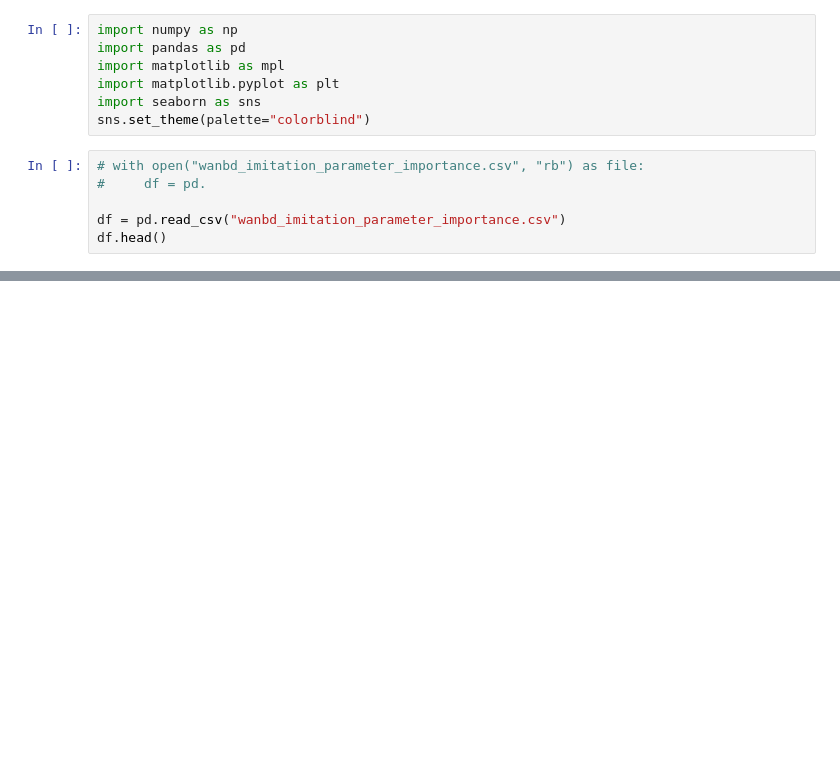
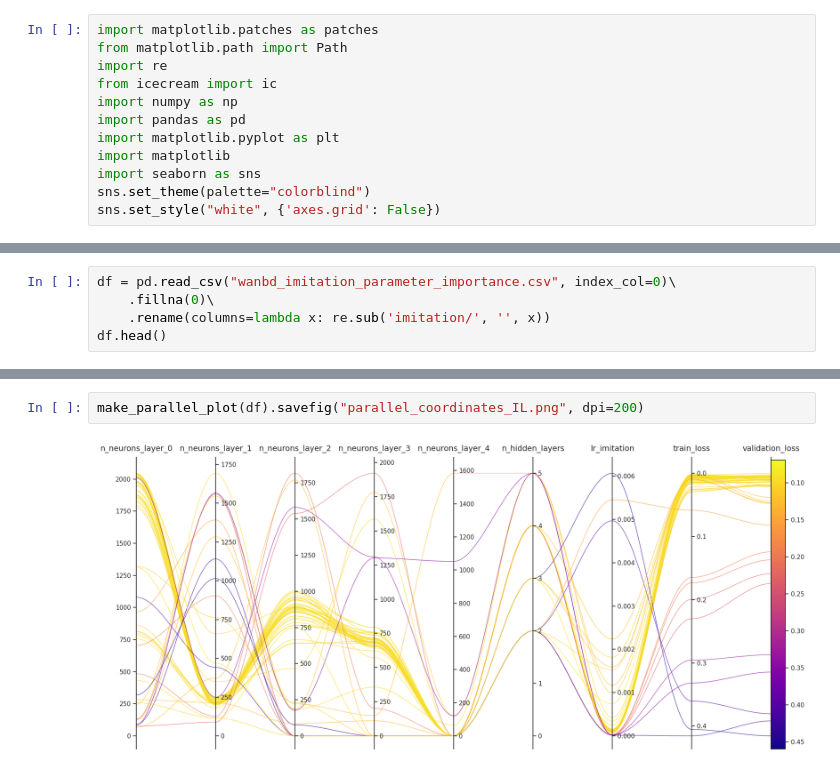
Before and after one commit to timosturm/acn-experiments, a Jupyter notebook: evaluation/parameters.ipynb, the cells around one changed output, grey strips where cells are left out. Saved outputs shown, nothing was run; the diff lists cells and outputs as text; blank space fills up the shorter version.

```diff
--- a/evaluation/parameters.ipynb
+++ b/evaluation/parameters.ipynb
@@ -1,13 +1,12 @@
 # %%
+import matplotlib.patches as patches
+from matplotlib.path import Path
+import re
+from icecream import ic
 import numpy as np
 import pandas as pd
-import matplotlib as mpl
 import matplotlib.pyplot as plt
+import matplotlib
 import seaborn as sns
 sns.set_theme(palette="colorblind")
+sns.set_style("white", {'axes.grid': False})
-# %%
-# with open("wanbd_imitation_parameter_importance.csv", "rb") as file:
-#     df = pd.
-
-df = pd.read_csv("wanbd_imitation_parameter_importance.csv")
-df.head()
@@ -20,0 +104,5 @@ df.head()
+# %%
+df = pd.read_csv("wanbd_imitation_parameter_importance.csv", index_col=0)\
+    .fillna(0)\
+    .rename(columns=lambda x: re.sub('imitation/', '', x))
+df.head()
@@ -20,0 +117,4 @@ df.head()
+# %%
+make_parallel_plot(df).savefig("parallel_coordinates_IL.png", dpi=200)
+# %% [output]
+[figure, added]
```
Also changed, not shown: parts of 4 cells of this notebook.
